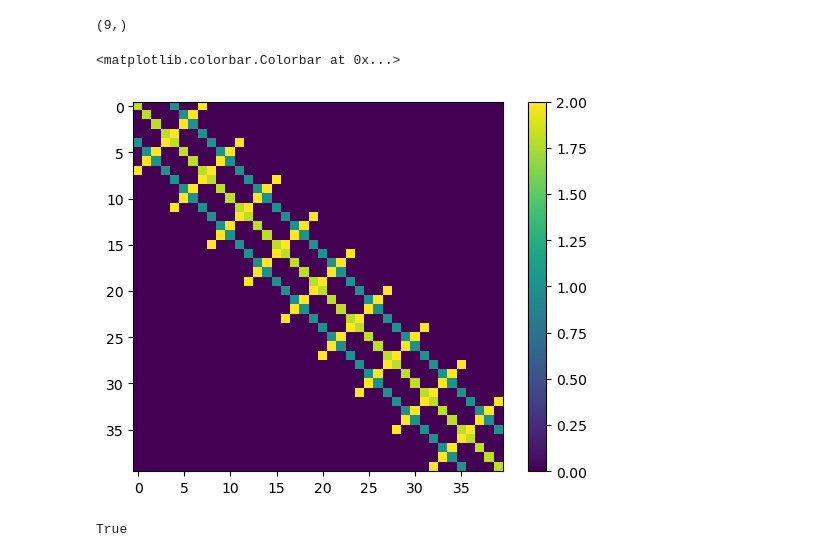
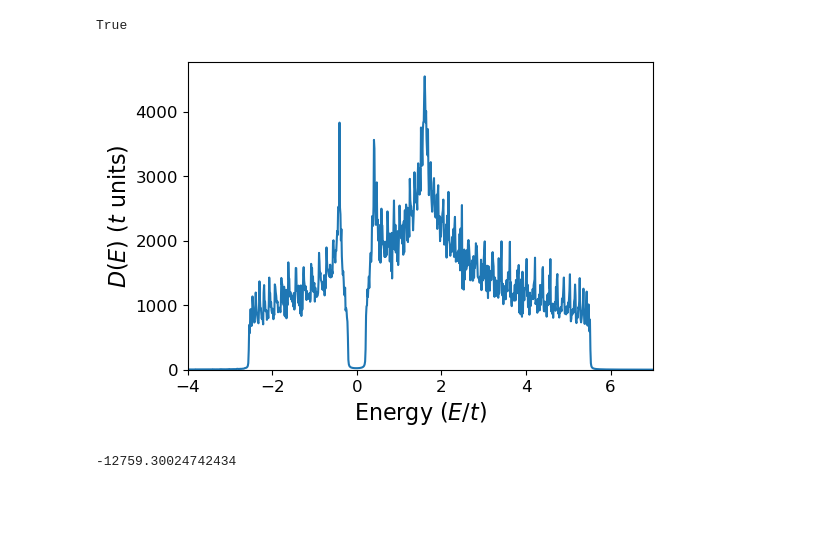
Before and after one commit to emilssp/master-thesis-codebase, a Jupyter notebook: notebooks/v2.1.ipynb, the cells around one changed output. Cells and saved outputs as stored; diff of their text form; code cells hidden in the pictures; blank space fills up the shorter version.

Commit message:
dos working free?

```diff
--- a/notebooks/v2.1.ipynb
+++ b/notebooks/v2.1.ipynb
@@ -39,12 +42,12 @@ class Lattice:
     def get_coords(self, i):
         y = i // self.X
         x = i % self.X
-        return cp.asarray([x, y], dtype=int)
+        return np.asarray([x, y], dtype=int)
 
     def get_disp(self, i, j):
         ri = self.get_coords(i)  # [xi, yi]
         rj = self.get_coords(j)  # [xj, yj]
-        dr = cp.subtract(rj, ri) # [dx, dy]
+        dr = np.subtract(rj, ri) # [dx, dy]
 
         Lx, Ly = self.X, self.Y
         if self.pbc_x:
@@ -121,16 +124,20 @@ class Lattice:
         plt.show()
 # %%
 def delta(x, eta=1e-6): # Lorentzian approximation of delta function
-    return eta / (cp.pi * (eta**2 + x**2))
+    return eta / (PI * (eta**2 + x**2))
 
 def lorentzian(x, eta=1e-6):
-    return eta / (cp.pi * (x**2 + eta**2))
+    return eta / (PI * (x**2 + eta**2))
 
 def fermi_dirac(energy, T=1e-6):
     if T == 0:
-        return cp.zeros_like(energy)
+        return np.zeros_like(energy)
     else:
-        return 1.0 / (cp.exp((energy) / T) + 1.0)
+        return 1.0 / (np.exp((energy) / T) + 1.0)
+
+def is_hermitian(matrix, atol=1e-8, rtol=1e-6):
+    is_hermitian = np.allclose(matrix, matrix.conj().T, rtol=rtol, atol=atol)
+    return is_hermitian
 # %%
 class Hamiltonian:
     def __init__(self, t, mu, lattice,
@@ -327,27 +385,14 @@ def bdg_self_consistency_step(H,  # Hamiltonian
     pass
 # %%
 t = 1
-mu = -1.8* t
-X, Y = 10,10
+mu = -1.5* t
+X, Y = 30,200
 
 lattice = Lattice(X, Y)
 
 U0 = 2.0 * t
-U = U0 * cp.ones(lattice.X)
+U = U0 * np.ones(lattice.X)
 V0 = 2.0 * t
-V = V0 * cp.ones(lattice.X-1)
+V = V0 * np.ones(lattice.X)
 
-H = Hamiltonian(t,mu,lattice, V = V)
+H = Hamiltonian(t,mu,lattice, U=U, V_prime=V, V=V, F_init=[0.1, 0.1, -0.1j, -0.1j])
-# %% [output]
-(9,)
-# %%
-plt.figure()
-plt.imshow(cp.asnumpy(cp.abs(H.matrix)))
-plt.colorbar()
-# %% [output]
-<matplotlib.colorbar.Colorbar at 0x...>
-[figure, removed]
-# %%
-print(H.is_hermitian())
-# %% [output]
-True
@@ -361,0 +399,23 @@ Fy_min  = -0.1j * cp.ones(X, dtype=cp.complex128)
+# %%
+print(is_hermitian(H.build_Hk(PI/2)))
+# %% [output]
+True
+# %%
+energies = np.linspace(-4,7,1000)
+dos_values = H.dos(energies, eta=0.005)
+plt.figure(figsize=(6,4))
+plt.plot(energies, dos_values)
+plt.ylim(0, None)
+plt.xlim(-4,7)
+plt.xlabel(r'Energy ($E/t$)', fontsize=16)
+plt.ylabel(r'$D(E)$ ($t$ units)', fontsize=16)
+# plt.text(2., 0.6, "(a)",fontsize=18, fontweight='bold', va='top', ha='left')
+plt.xticks(fontsize=12)
+plt.yticks(fontsize=12)
+plt.show()
+# %% [output]
+[figure, added]
+# %%
+print(H.free_energy(0))
+# %% [output]
+-12759.30024742434
```
Also changed, not shown: parts of 6 cells of this notebook, 1 other file.
